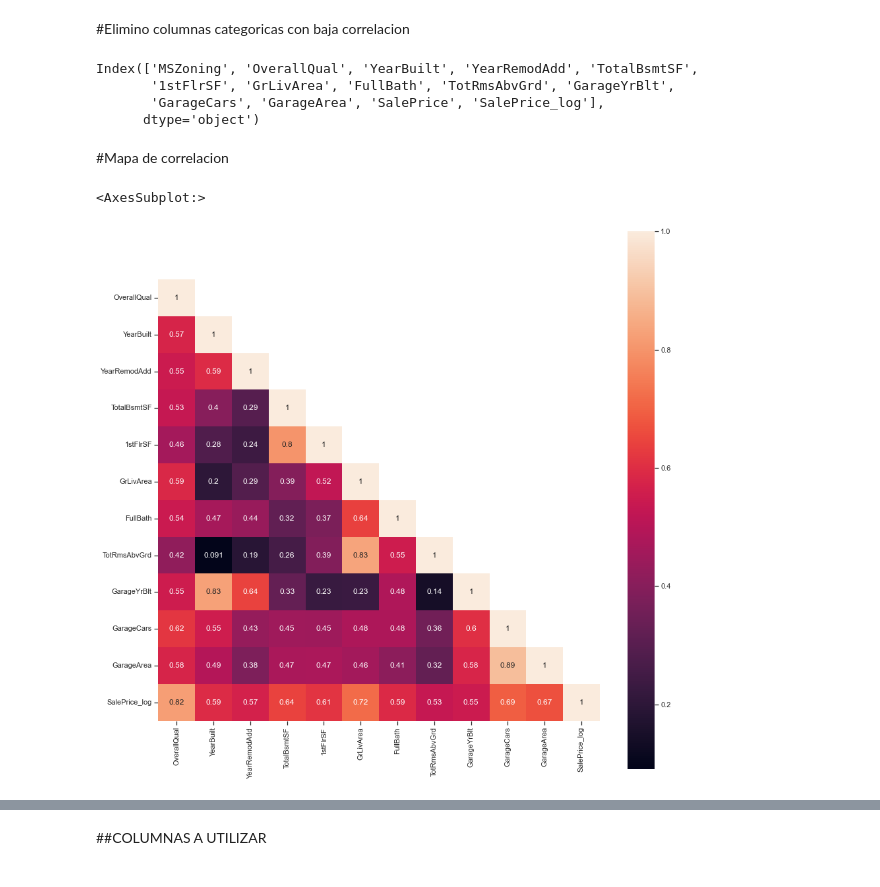
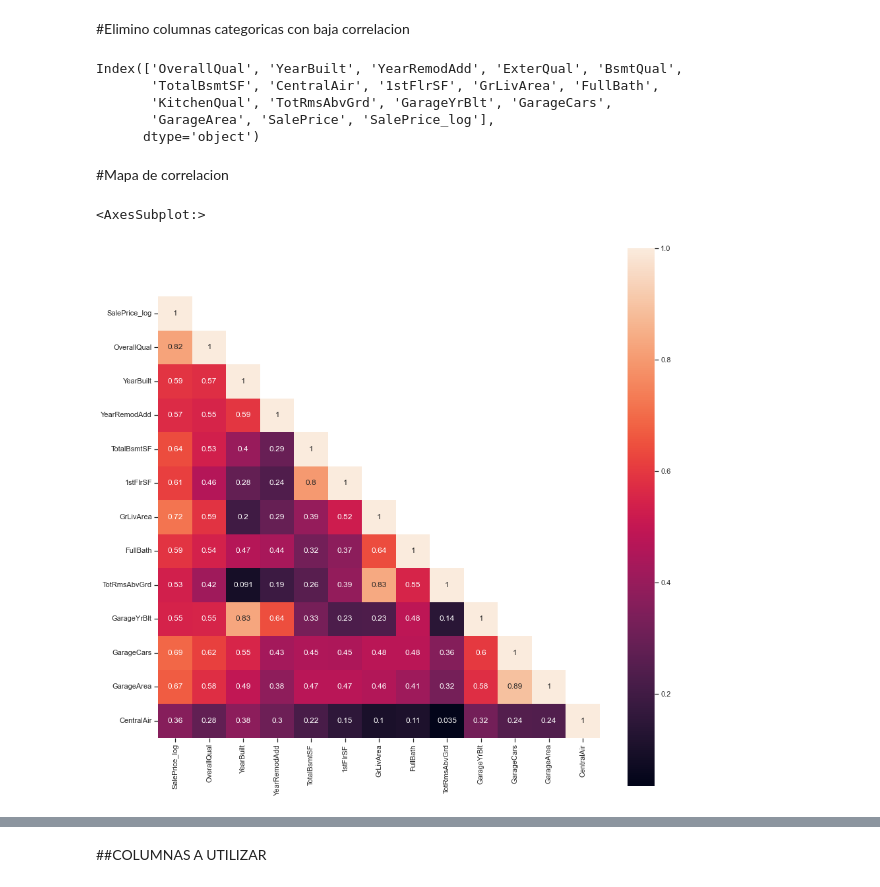
Before and after one commit to cecilia2988/House_Dreams, a Jupyter notebook: EDA.ipynb, the cells around one changed output, grey strips where cells are left out. Cells and saved outputs as stored; diff of their text form; code cells hidden in the pictures.

```diff
--- a/EDA.ipynb
+++ b/EDA.ipynb
@@ -347,10 +351,14 @@ train_data.drop(cat_Debil, inplace= True, axis = 1)
 # %% [markdown]
 #Codifico variables categoricas con buena correlacion
 # %%
-label_encoder=preprocessing.LabelEncoder ()
-for column in train_data:
-    if column in cat_fuerte:
-        train_data[column] =label_encoder.fit_transform (train_data[column])
+def codificar_cat(data,cat_cols):
+    label_encoder=preprocessing.LabelEncoder()
+    for column in data:
+        if column in cat_cols:
+            data[column] =label_encoder.fit_transform (data[column])
+    return data
+# %%
+train_data=codificar_cat(train_data,cat_fuerte)
 # %%
 train_data.head(2)
 # %% [output]
@@ -401,28 +409,29 @@ Name: SalePrice_log, dtype: float64
 # %% [markdown]
 #Elimino columnas categoricas con baja correlacion
 # %%
-catg_drop = ['Neighborhood' , 'Condition2', 'MasVnrType','CentralAir', 'Electrical', 'SaleType','ExterQual','BsmtQual','KitchenQual']
+catg_drop = ['Neighborhood' , 'Condition2', 'MasVnrType', 'Electrical', 'SaleType','MSZoning']
 # %%
 train_data.drop(catg_drop, inplace= True, axis = 1)
 # %%
 train_data.columns
 # %% [output]
-Index(['MSZoning', 'OverallQual', 'YearBuilt', 'YearRemodAdd', 'TotalBsmtSF',
-       '1stFlrSF', 'GrLivArea', 'FullBath', 'TotRmsAbvGrd', 'GarageYrBlt',
-       'GarageCars', 'GarageArea', 'SalePrice', 'SalePrice_log'],
+Index(['OverallQual', 'YearBuilt', 'YearRemodAdd', 'ExterQual', 'BsmtQual',
+       'TotalBsmtSF', 'CentralAir', '1stFlrSF', 'GrLivArea', 'FullBath',
+       'KitchenQual', 'TotRmsAbvGrd', 'GarageYrBlt', 'GarageCars',
+       'GarageArea', 'SalePrice', 'SalePrice_log'],
       dtype='object')
 # %% [markdown]
 #Mapa de correlacion
 # %%
-cor_mat= train_data[['OverallQual', 'YearBuilt', 'YearRemodAdd',
+cor_mat= train_data[['SalePrice_log','OverallQual', 'YearBuilt', 'YearRemodAdd',
        'TotalBsmtSF', '1stFlrSF', 'GrLivArea', 'FullBath',
        'TotRmsAbvGrd', 'GarageYrBlt', 'GarageCars', 'GarageArea',
-       'SalePrice_log']].corr()
+       'CentralAir']].corr()
 mask = np.array(cor_mat)
 mask[np.tril_indices_from(mask)] = False
 fig=plt.gcf()
 fig.set_size_inches(15,15)
 sns.heatmap(data=cor_mat,mask=mask,square=True,annot=True,cbar=True)
 # %% [output]
 <AxesSubplot:>
-[figure, old version]
+[figure, new version]
```
Also changed, not shown: parts of 20 cells of this notebook, 1 other file.
